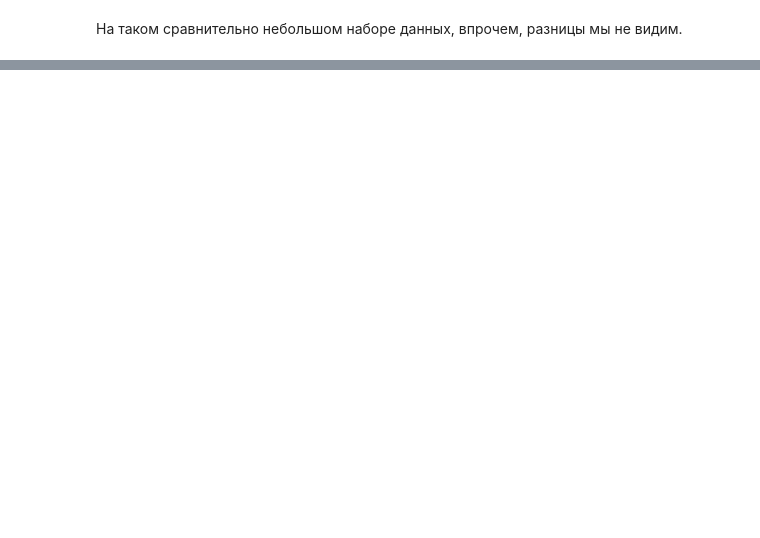
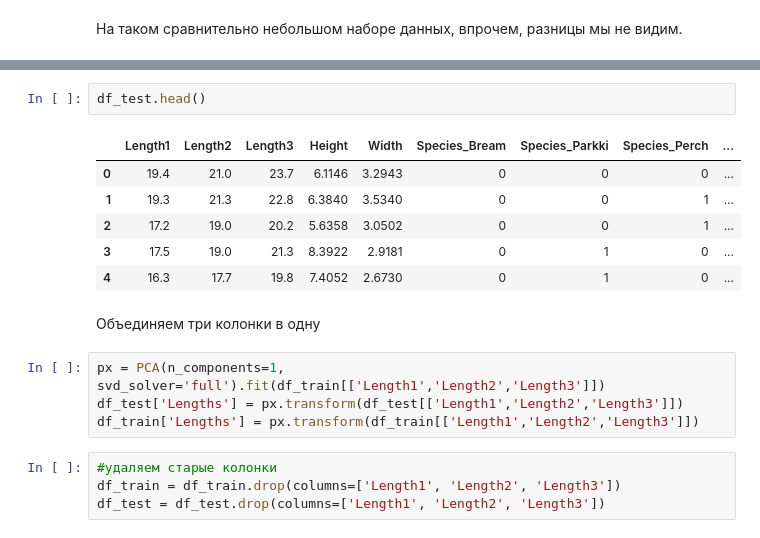
Before and after one commit to Natasha617/-advanced-machine-learning, a Jupyter notebook: LinearRegression.ipynb, the cells around one changed output, grey strips where cells are left out. Drawn from its saved outputs; the diff is of its cells as text; blank space fills up the shorter version.

```diff
--- a/LinearRegression.ipynb
+++ b/LinearRegression.ipynb
@@ -248,0 +310,19 @@ r2_score(y_test, reg3.predict(x_test))
+# %%
+df_test.head()
+# %% [output]
+|  | Length1 | Length2 | Length3 | Height | Width | Species_Bream | Species_Parkki | Species_Perch | ... |
+| 0 | 19.4 | 21.0 | 23.7 | 6.1146 | 3.2943 | 0 | 0 | 0 | ... |
+| 1 | 19.3 | 21.3 | 22.8 | 6.3840 | 3.5340 | 0 | 0 | 1 | ... |
+| 2 | 17.2 | 19.0 | 20.2 | 5.6358 | 3.0502 | 0 | 0 | 1 | ... |
+| 3 | 17.5 | 19.0 | 21.3 | 8.3922 | 2.9181 | 0 | 1 | 0 | ... |
+| 4 | 16.3 | 17.7 | 19.8 | 7.4052 | 2.6730 | 0 | 1 | 0 | ... |
+# %% [markdown]
+Объединяем три колонки в одну
+# %%
+px = PCA(n_components=1, svd_solver='full').fit(df_train[['Length1','Length2','Length3']])
+df_test['Lengths'] = px.transform(df_test[['Length1','Length2','Length3']])
+df_train['Lengths'] = px.transform(df_train[['Length1','Length2','Length3']])
+# %%
+#удаляем старые колонки
+df_train = df_train.drop(columns=['Length1', 'Length2', 'Length3'])
+df_test = df_test.drop(columns=['Length1', 'Length2', 'Length3'])
```
Also changed, not shown: parts of 26 cells of this notebook.
